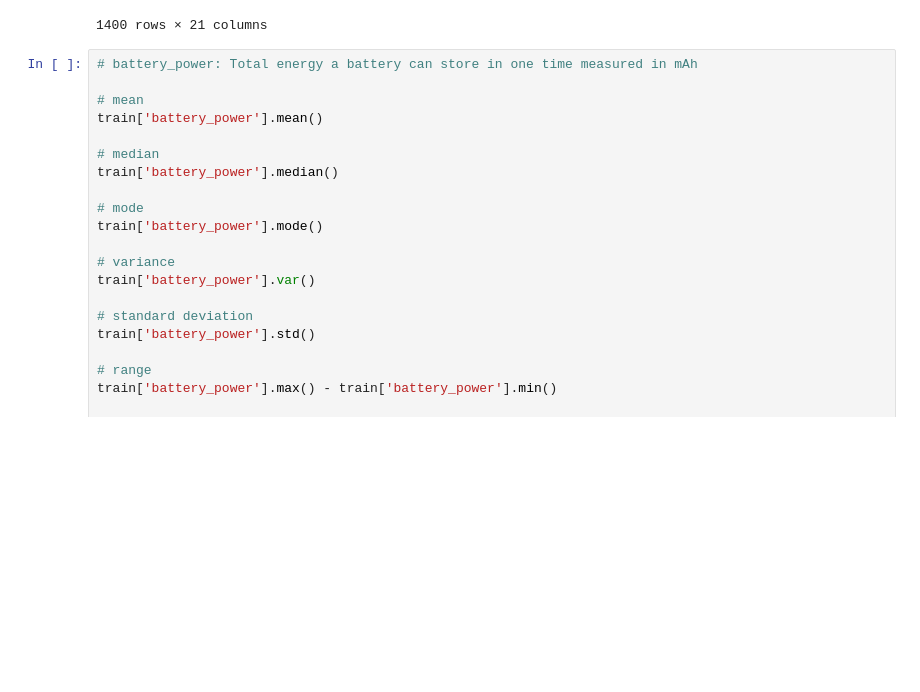
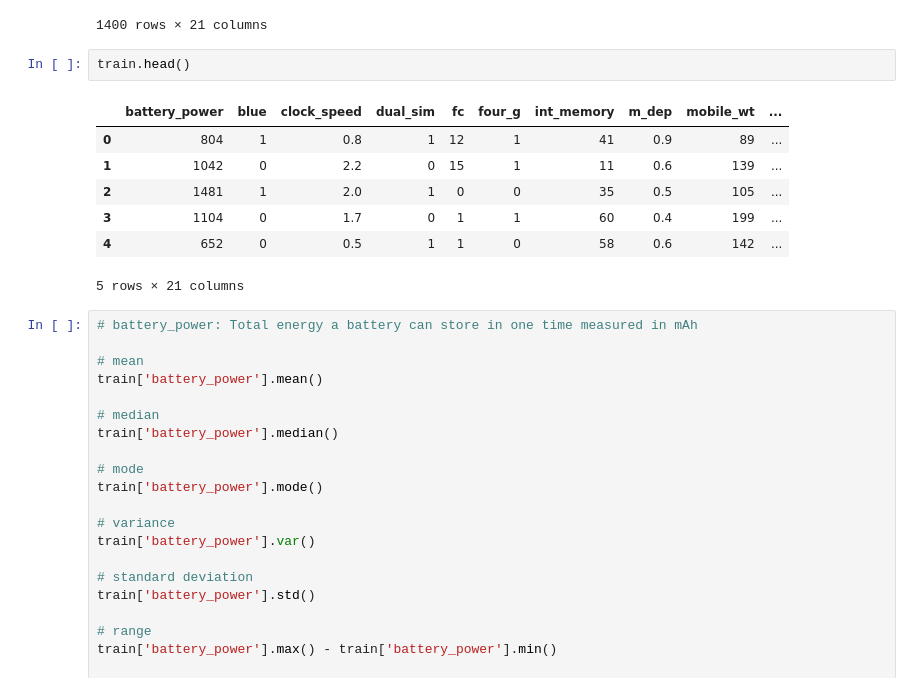
Before and after one commit to eunicesarah/Tucil2_13521006_13521013, a Jupyter notebook: tucil2.ipynb, the cells around one changed output. Saved outputs shown, nothing was run; the diff lists cells and outputs as text; blank space fills up the shorter version.

```diff
--- a/tucil2.ipynb
+++ b/tucil2.ipynb
@@ -17,6 +17,16 @@ train
 | 1398 | 719 | 1 | 0.5 | 1 | 0 | 1 | 23 | 0.4 | 113 | ... |
 | 1399 | 1439 | 0 | 0.9 | 0 | 12 | 1 | 20 | 0.8 | 147 | ... |
 1400 rows × 21 columns
+# %%
+train.head()
+# %% [output]
+|  | battery_power | blue | clock_speed | dual_sim | fc | four_g | int_memory | m_dep | mobile_wt | ... |
+| 0 | 804 | 1 | 0.8 | 1 | 12 | 1 | 41 | 0.9 | 89 | ... |
+| 1 | 1042 | 0 | 2.2 | 0 | 15 | 1 | 11 | 0.6 | 139 | ... |
+| 2 | 1481 | 1 | 2.0 | 1 | 0 | 0 | 35 | 0.5 | 105 | ... |
+| 3 | 1104 | 0 | 1.7 | 0 | 1 | 1 | 60 | 0.4 | 199 | ... |
+| 4 | 652 | 0 | 0.5 | 1 | 1 | 0 | 58 | 0.6 | 142 | ... |
+5 rows × 21 columns
 # %%
 # battery_power: Total energy a battery can store in one time measured in mAh
 
```
Also changed, not shown: parts of 12 cells of this notebook.
